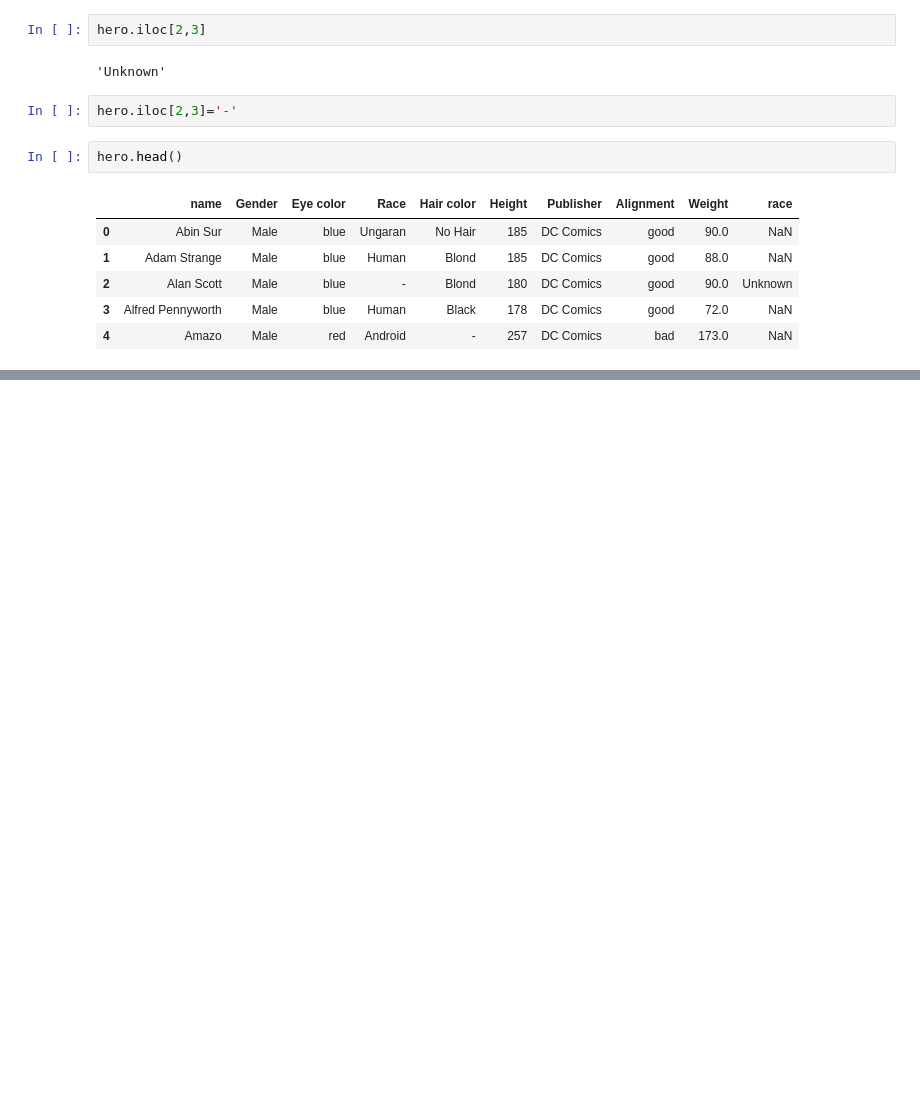
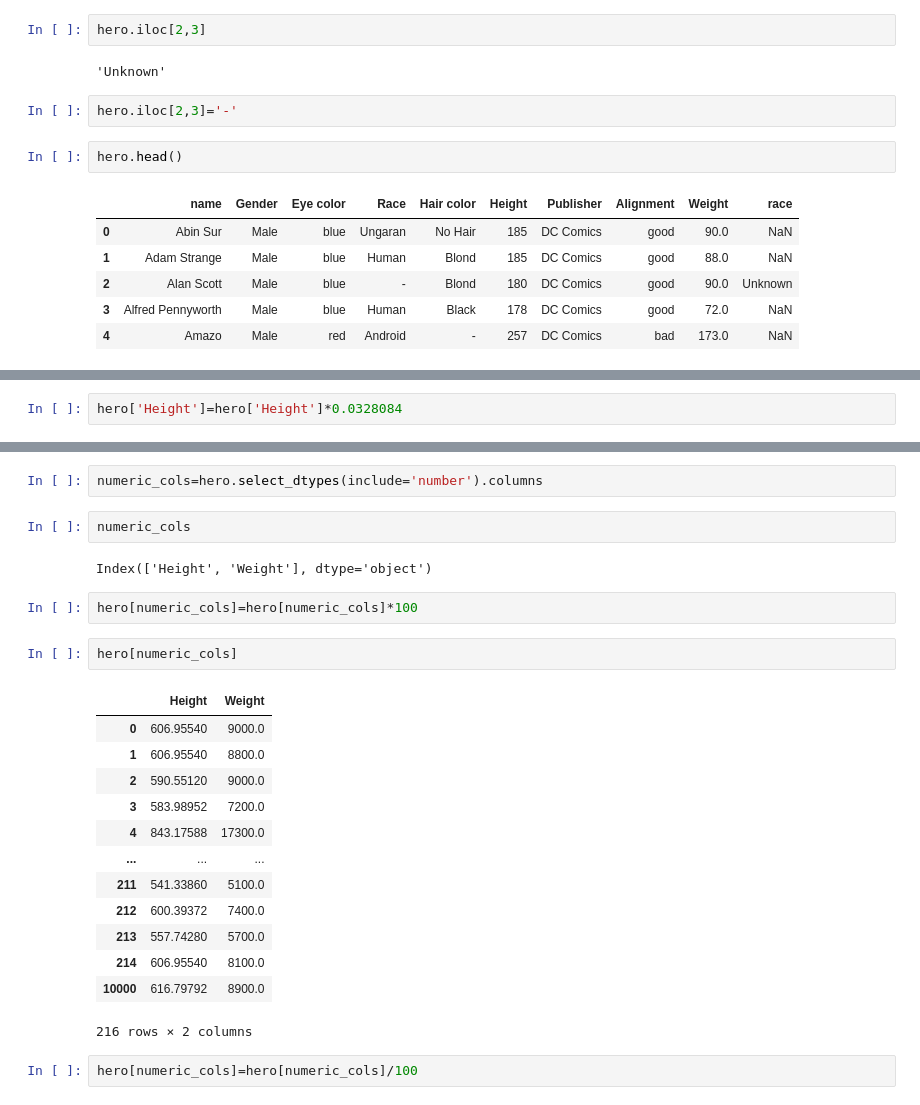
Before and after one commit to Adam-Behun/python-data-analysis, a Jupyter notebook: 1-5-modify-vals.ipynb, the cells around one changed output, grey strips where cells are left out. Drawn from its saved outputs; the diff is of its cells as text; blank space fills up the shorter version.

```diff
--- a/1-5-modify-vals.ipynb
+++ b/1-5-modify-vals.ipynb
@@ -38,0 +105,2 @@ hero.head()
+# %%
+hero['Height']=hero['Height']*0.0328084
@@ -38,0 +122,26 @@ hero.head()
+# %%
+numeric_cols=hero.select_dtypes(include='number').columns
+# %%
+numeric_cols
+# %% [output]
+Index(['Height', 'Weight'], dtype='object')
+# %%
+hero[numeric_cols]=hero[numeric_cols]*100
+# %%
+hero[numeric_cols]
+# %% [output]
+|  | Height | Weight |
+| 0 | 606.95540 | 9000.0 |
+| 1 | 606.95540 | 8800.0 |
+| 2 | 590.55120 | 9000.0 |
+| 3 | 583.98952 | 7200.0 |
+| 4 | 843.17588 | 17300.0 |
+| ... | ... | ... |
+| 211 | 541.33860 | 5100.0 |
+| 212 | 600.39372 | 7400.0 |
+| 213 | 557.74280 | 5700.0 |
+| 214 | 606.95540 | 8100.0 |
+| 10000 | 616.79792 | 8900.0 |
+216 rows × 2 columns
+# %%
+hero[numeric_cols]=hero[numeric_cols]/100
```
Also changed, not shown: parts of 13 cells of this notebook.
